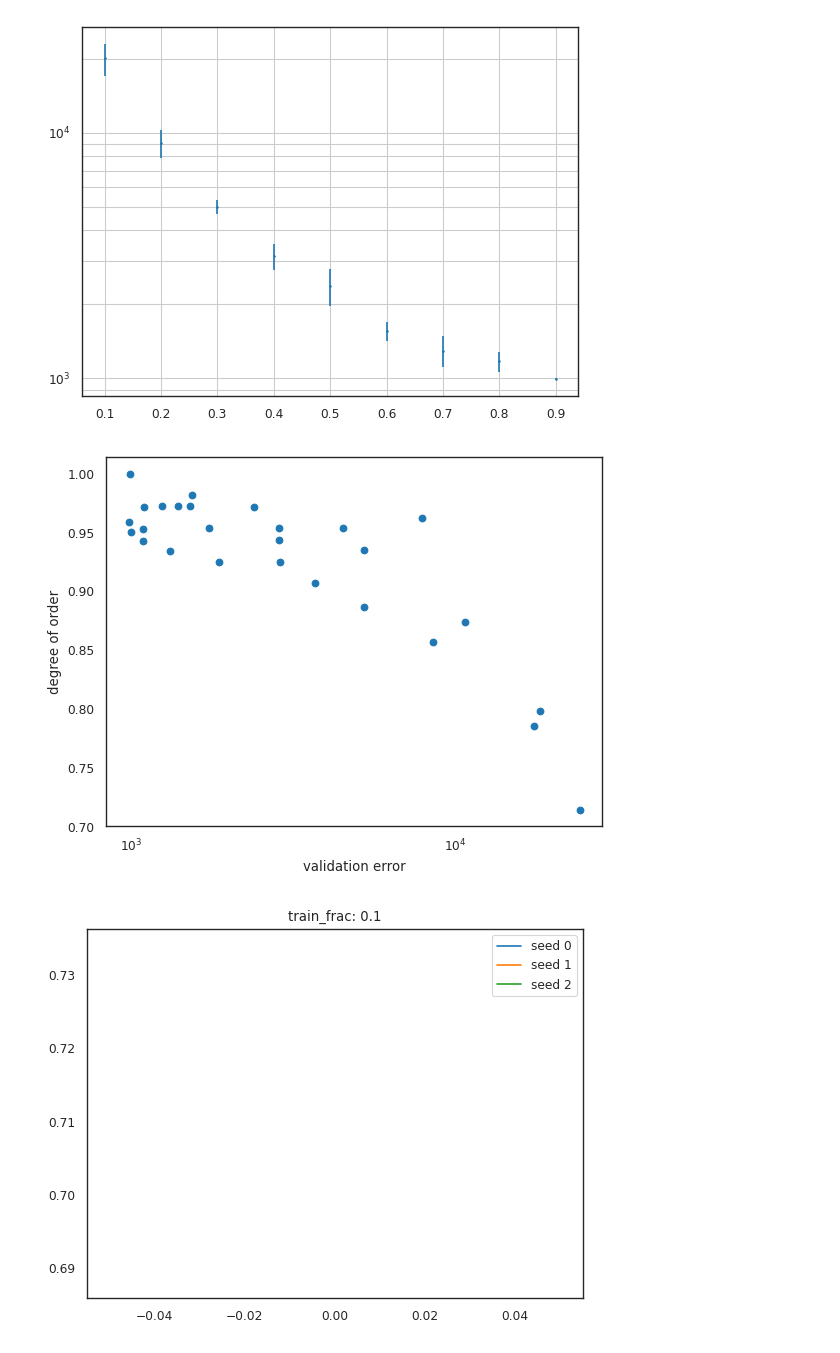
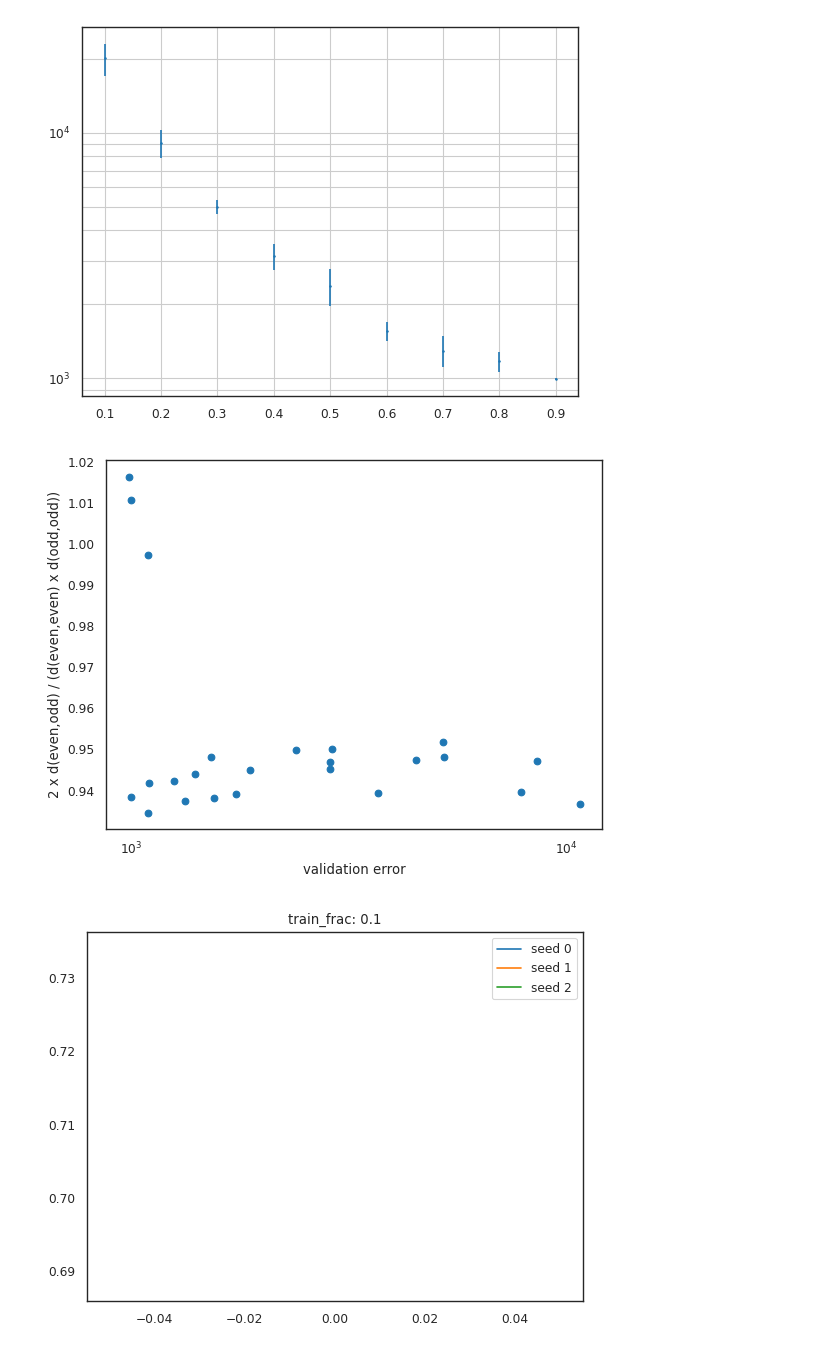
Before and after one commit to okitouni/NuCLR-MechInterp, a Jupyter notebook: nbs/parity.ipynb, the cells around one changed output. Saved outputs shown, nothing was run; the diff lists cells and outputs as text; code cells hidden in the pictures.

Commit message:
safety point for distance plot

```diff
--- a/nbs/parity.ipynb
+++ b/nbs/parity.ipynb
@@ -188,9 +188,11 @@ plt.show()
 # %% [output]
 [figure]
 # %%
-def measure_parity_split(data, pairwise=False):
-    data = torch.tensor(data)
-    number = torch.arange(len(data))
+def measure_parity_split(data, number, pairwise=False):
+    if not isinstance(data, torch.Tensor):
+        data = torch.tensor(data)
+    if not isinstance(number, torch.Tensor):
+        number = torch.tensor(number)
     def distance(a, b):
         # Define your distance function here
         return torch.norm(a - b).item()
@@ -201,9 +203,14 @@ def measure_parity_split(data, pairwise=False):
     n_elements = len(number)
 
     if pairwise:
-        even_even = torch.cdist(data[::2], data[::2])
-        odd_odd = torch.cdist(data[1::2], data[1::2])
-        even_odd = torch.cdist(data[::2], data[1::2])
+        even = data[number % 2 == 0]
+        odd = data[number % 2 == 1]
+        even_even = torch.triu(torch.cdist(even, even))
+        even_even = even_even[even_even != 0]
+        odd_odd = torch.triu(torch.cdist(odd, odd))
+        odd_odd = odd_odd[odd_odd != 0]
+        even_odd = torch.triu(torch.cdist(even, odd))
+        even_odd = even_odd[even_odd != 0]
         return even_odd.mean() / (even_even.mean() + odd_odd.mean()) * 2
 
     for i in range(0, n_elements):
@@ -243,17 +250,17 @@ for frac, location in all_trainfracs.items():
         # z_emb, n_emb = model.emb[0], model.emb[1]
         # z_emb, n_emb = z_emb[args.NUCLEI_GE + 1:140], n_emb[args.NUCLEI_GE + 1:140]
 
-        # paritys[(0, 1)].append(measure_parity_split(n_emb.cpu().numpy()))
-        n_components = 1
+        # paritys[(0, 1)].append(measure_parity_split(z_emb.cpu().numpy(), which_z, pairwise=True))
+        n_components = 2
         offset = 0
         pca = PCA(n_components=n_components + offset)
         emb_pca = pca.fit_transform(z_emb.detach().cpu().numpy())
         # paritys[(0, 1)].append(measure_parity_split(emb_pca))
-        paritys[(0, 1)].append(measure_orderedness(emb_pca))
-        # for first in range(offset, n_components + offset):
-        #   for second in range(first + 1, n_components + offset):
-            # parity = measure_parity_split(emb_pca[:, [first, second]])
-            # paritys[(first, second)].append(parity)
+        # paritys[(0, 1)].append(measure_parity_split(emb_pca, which_z, pairwise=True))
+        for first in range(offset, n_components + offset):
+          for second in range(first + 1, n_components + offset):
+            parity = measure_parity_split(emb_pca[:, [first, second]], which_z, pairwise=True)
+            paritys[(first, second)].append(parity)
             # plt.scatter(emb_pca[:, first], emb_pca[:, second], c=np.arange(len(emb_pca))%2, cmap="coolwarm")
             # plt.title(f"parity: {measure_parity_split(emb_pca[:, [first, second]])}, {first} vs {second}, perf {perfs[frac][last_epoch]:.0f}, frac {frac}")
             # for i, txt in enumerate(np.arange(len(emb_pca))):
@@ -263,18 +270,19 @@ for frac, location in all_trainfracs.items():
 # %%
 perfs_for_plot = []
 paritys_for_plot = []
 for seed in set([x[0] for x in all_paritys.keys()]):
   for frac in set([x[1] for x in all_paritys.keys()]):
+    if frac < .2: continue
     # if seed != seed_of_choice: continue
     perfs_for_plot.append(perfs[(seed, frac)][last_epoch])
     paritys_for_plot.append(min([x[-1] for x in all_paritys[(seed, frac)].values()]))
 plt.scatter(perfs_for_plot, paritys_for_plot)
-plt.ylabel("degree of order")
+plt.ylabel("2 x d(even,odd) / (d(even,even) x d(odd,odd))")
 plt.xlabel("validation error")
 plt.xscale('log')
 plt.show()
 # %% [output]
-[figure, old version]
+[figure, new version]
 # %%
 for train_frac in set([x[1] for x in all_paritys.keys()]):
   for seed in set([x[0] for x in all_paritys.keys()]):
```
